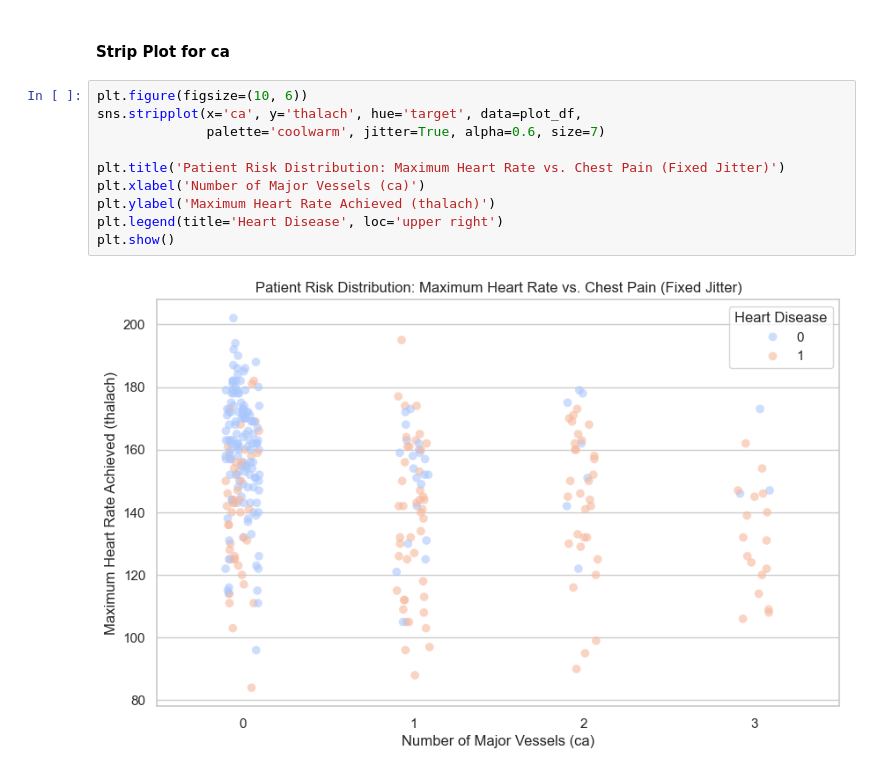
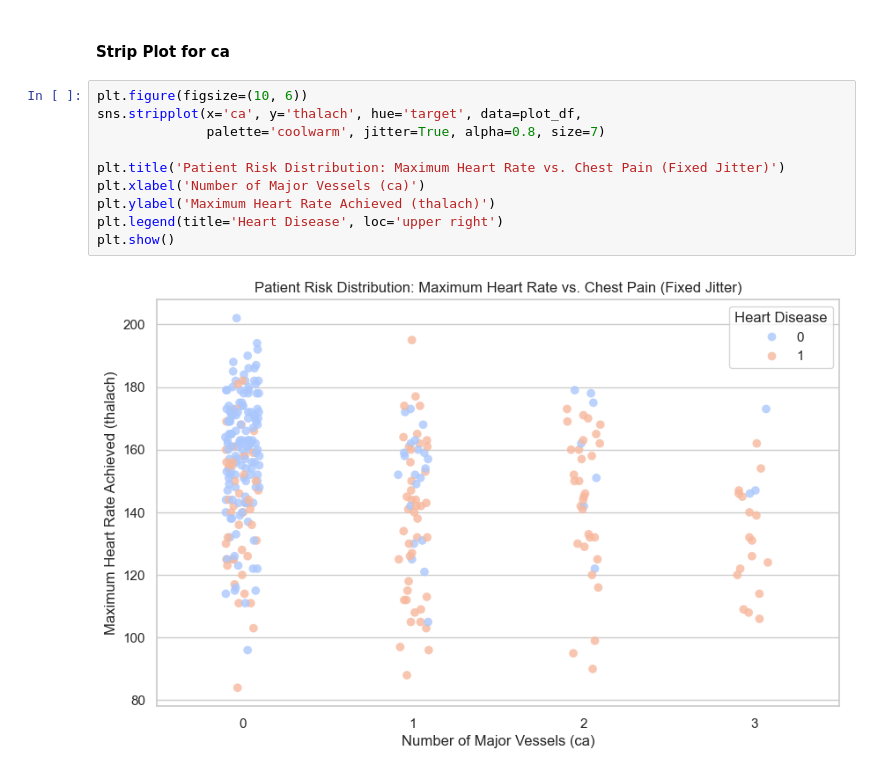
Before and after one commit to AFD03/ECS171_team9_proj, a Jupyter notebook: ECS171_Proj_Main.ipynb, the cells around one changed output. Saved outputs shown, nothing was run; the diff lists cells and outputs as text.

```diff
--- a/ECS171_Proj_Main.ipynb
+++ b/ECS171_Proj_Main.ipynb
@@ -470,12 +470,12 @@ plt.show()
 # %%
 plt.figure(figsize=(10, 6))
 sns.stripplot(x='ca', y='thalach', hue='target', data=plot_df,
-              palette='coolwarm', jitter=True, alpha=0.6, size=7)
+              palette='coolwarm', jitter=True, alpha=0.8, size=7)
 
 plt.title('Patient Risk Distribution: Maximum Heart Rate vs. Chest Pain (Fixed Jitter)')
 plt.xlabel('Number of Major Vessels (ca)')
 plt.ylabel('Maximum Heart Rate Achieved (thalach)')
 plt.legend(title='Heart Disease', loc='upper right')
 plt.show()
 # %% [output]
-[figure, old version]
+[figure, new version]
```
Also changed, not shown: parts of 9 cells of this notebook.
